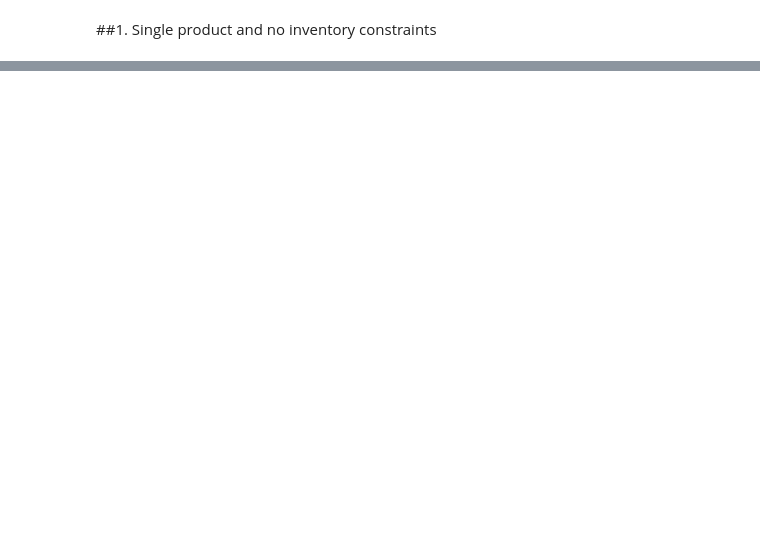
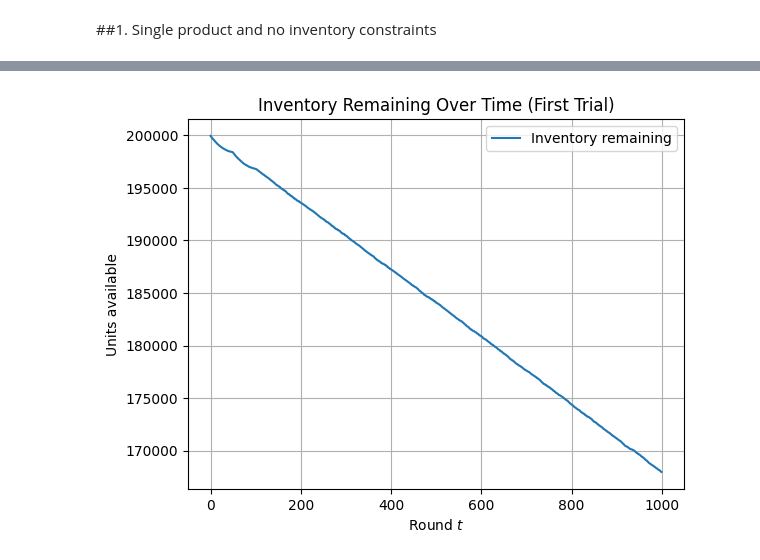
Before and after one commit to alessandrom10/Online_Learning_Applications_Project, a Jupyter notebook: Req_1/Req_1.ipynb, the cells around one changed output, grey strips where cells are left out. Drawn from its saved outputs; the diff is of its cells as text; code cells hidden in the pictures; blank space fills up the shorter version.

```diff
--- a/Req_1/Req_1.ipynb
+++ b/Req_1/Req_1.ipynb
@@ -275,0 +283,96 @@ plt.show();
+# %%
+T = 1000
+K = 100
+
+prices = np.linspace(10,20,K) # 100 actions!
+cost = 10
+conversion_probability = lambda p: 1-p/20
+
+n_customers = 100 # I assume the number of customers arriving is the same everyday (for now, in general this is not true)
+I = 200000 ## if we put 100000 we get same results with no constraints
+
+reward_function = lambda price, n_sales: (price-cost)*n_sales
+maximum_profit = reward_function(max(prices), n_customers) # the maximum possible reward is selling at the maximum price to every possible customer
+
+# let's compute the clairvoyant
+profit_curve = reward_function(prices, n_customers*conversion_probability(prices))
+best_price_index = np.argmax(profit_curve)
+best_price = prices[best_price_index]
+expected_clairvoyant_rewards = np.repeat(profit_curve[best_price_index], T)
+
+n_trials = 100
+
+regret_per_trial = []
+
+for seed in range(n_trials):
+    np.random.seed(seed)
+    env = PricingEnvironment(conversion_probability=conversion_probability, cost=cost)
+    ucb_agent = UCB1Agent_constraints(K, I, T, range=maximum_profit)
+
+    agent_rewards = np.array([])
+    inventory_over_time = []
+
+    cumulative_regret = 0
+    regret_ratio_per_trial = []
+
+    for t in range(T):
+        pi_t_index = ucb_agent.pull_arm() ## the agent returns the index!!
+        if pi_t_index != -1: # Check if a valid arm was pulled
+            p_t = prices[pi_t_index] # I get the actual price
+            demanded_d_t, r_t = env.round(p_t, n_customers)
+            actual_d_t = min(demanded_d_t, ucb_agent.inventory)
+            ucb_agent.update(r_t, actual_d_t)
+
+
+        else:
+            p_t = prices[0] # Or any price that would result in 0 sales
+            d_t = 0
+            r_t = 0
+
+        ucb_agent.update(r_t, d_t)
+        inventory_over_time.append(ucb_agent.inventory)
+
+
+        agent_rewards = np.append(agent_rewards, r_t)
+
+    if seed == 0:
+       first_inventory_over_time = inventory_over_time.copy()
+       plt.figure()
+       plt.plot(np.arange(T), first_inventory_over_time, label="Inventory remaining")
+       plt.title("Inventory Remaining Over Time (First Trial)")
+       plt.xlabel("Round $t$")
+       plt.ylabel("Units available")
+       plt.grid(True)
+       plt.legend()
+       plt.show()
+
+    cumulative_regret = np.cumsum(expected_clairvoyant_rewards-agent_rewards)
+    regret_per_trial.append(cumulative_regret)
+
+regret_per_trial = np.array(regret_per_trial)
+
+average_regret = regret_per_trial.mean(axis=0)
+regret_sd = regret_per_trial.std(axis=0)
+
+plt.plot(np.arange(T), average_regret, label='Average Regret')
+plt.title('cumulative regret of UCB1')
+plt.fill_between(np.arange(T),
+                average_regret-regret_sd/np.sqrt(n_trials),
+                average_regret+regret_sd/np.sqrt(n_trials),
+                alpha=0.3,
+                label='Uncertainty')
+#plt.plot((0,T-1), (average_regret[0], average_regret[-1]), 'ro', linestyle="--")
+plt.xlabel('$t$')
+plt.legend()
+plt.show()
+
+plt.figure()
+plt.barh(np.arange(K), ucb_agent.N_pulls) # Use K instead of 100 directly
+plt.axhline(best_price_index, color='red', label='Best price')
+plt.ylabel('actions')
+plt.xlabel('numer of pulls')
+plt.legend()
+plt.title('Number of pulls for each action')
+plt.show();
+# %% [output]
+[figure, added]
```
Also changed, not shown: parts of 5 cells of this notebook, 1 other file.
